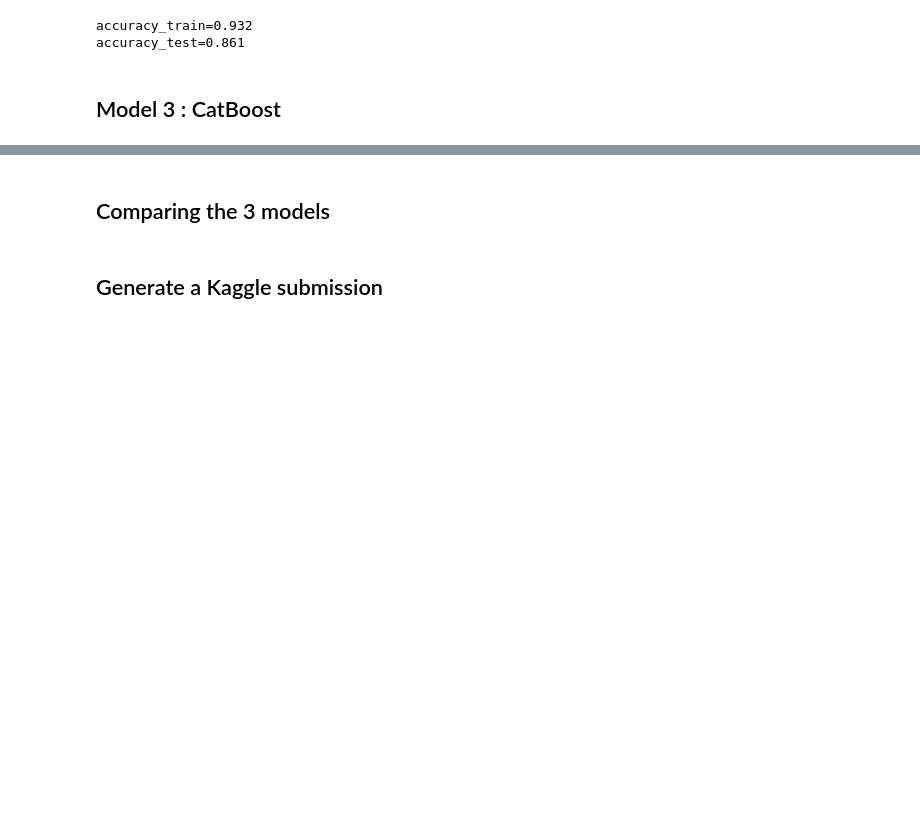
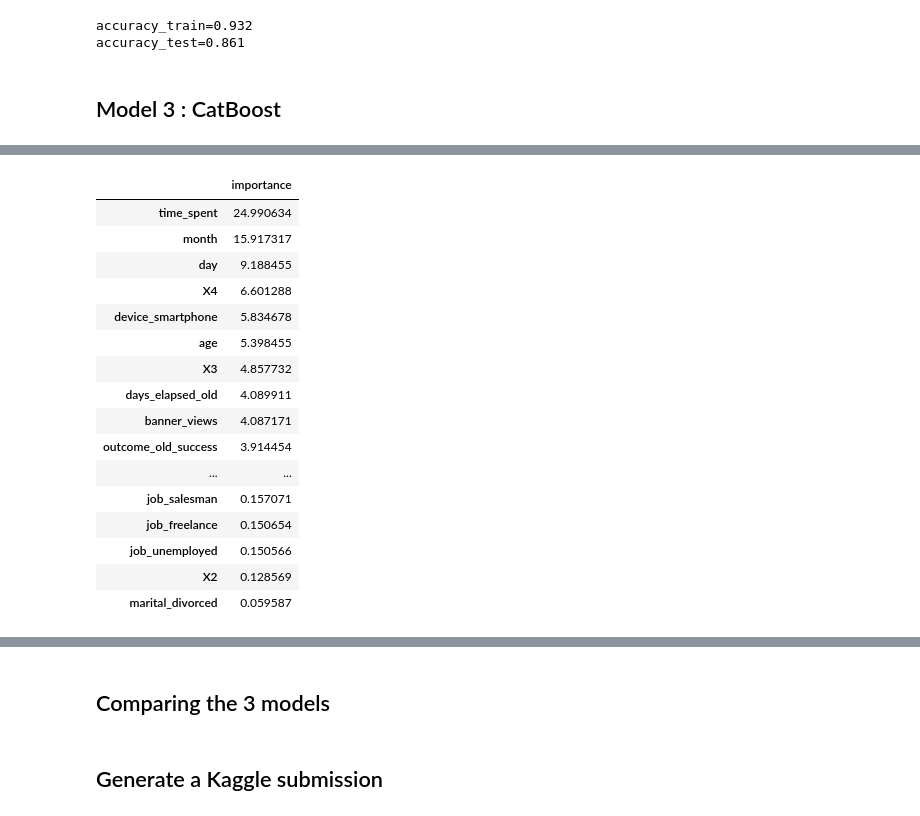
Before and after one commit to GuthHannes/ML_project, a Jupyter notebook: Project ML.ipynb, the cells around one changed output, grey strips where cells are left out. Saved outputs shown, nothing was run; the diff lists cells and outputs as text; code cells hidden in the pictures; blank space fills up the shorter version.

Commit message:
refactored code, added some other data transformation possibilities

```diff
--- a/Project ML.ipynb
+++ b/Project ML.ipynb
@@ -119,2 +135,0 @@ def encode_categorical_features(data):
-# %%
-train[train['days_elapsed_old'] == -1]['days_elapsed_old'] = 365
@@ -185,21 +274,7 @@ accuracy_test=0.850921
 # %% [markdown]
 ## Model 2 : XGboost
-# %%
-train = pd.read_csv('MLUnige2023_subscriptions_train.csv')
-test = pd.read_csv('MLUnige2023_subscriptions_test.csv')
-
-# Preprocess data
-encode_categorical_features(train)
-
-# Separate features from labels
-X_train = train.drop(columns=['subscription'])
-y_train = train['subscription']
-
-# Split the data into training and validation set
-X_train, X_test, y_train, y_test = train_test_split(X_train, y_train, test_size=0.2, random_state=42)
 # %%
 from xgboost import XGBClassifier
-import xgboost as xgb
 
 # Create a XGBClassifier model
 model = XGBClassifier(
@@ -214,8 +289,16 @@ param_grid = {
 }
 
 # Perform a grid search
-grid_search = GridSearchCV(model, param_grid, cv=5, scoring='accuracy')
+grid_search = GridSearchCV(
+    model,
+    param_grid,
+    cv=5,
+    scoring='accuracy',
+    verbose=True
+)
 
 # Fit the grid_search to the training data
 grid_search.fit(X_train, y_train)
+
+best_xgb = grid_search.best_estimator_
 # %% [output]
@@ -247,17 +320,8 @@ accuracy_test=0.861
 # %%
 from catboost import CatBoostClassifier
 from sklearn.model_selection import train_test_split
+
 model = CatBoostClassifier()
 
-test_size = 0.3
-X = train.drop(columns=['Id', 'subscription'])
-y = train['subscription']
-
-X_train, X_test, y_train, y_test = train_test_split(
-    X,
-    y,
-    test_size=test_size
-)
-
 model.fit(X_train, y_train)
 # %% [output]
@@ -269,3 +346,24 @@ model.feature_importances_
+# %%
+importance = pd.DataFrame(model.feature_importances_, index=X_train.columns, columns=['importance']).sort_values(by='importance', ascending=False)
+importance
+# %% [output]
+|  | importance |
+| time_spent | 24.990634 |
+| month | 15.917317 |
+| day | 9.188455 |
+| X4 | 6.601288 |
+| device_smartphone | 5.834678 |
+| age | 5.398455 |
+| X3 | 4.857732 |
+| days_elapsed_old | 4.089911 |
+| banner_views | 4.087171 |
+| outcome_old_success | 3.914454 |
+| ... | ... |
+| job_salesman | 0.157071 |
+| job_freelance | 0.150654 |
+| job_unemployed | 0.150566 |
+| X2 | 0.128569 |
+| marital_divorced | 0.059587 |
 # %%
 predict_test = model.predict(X_test)
 predict_train = model.predict(X_train)
```
Also changed, not shown: parts of 25 cells of this notebook.
